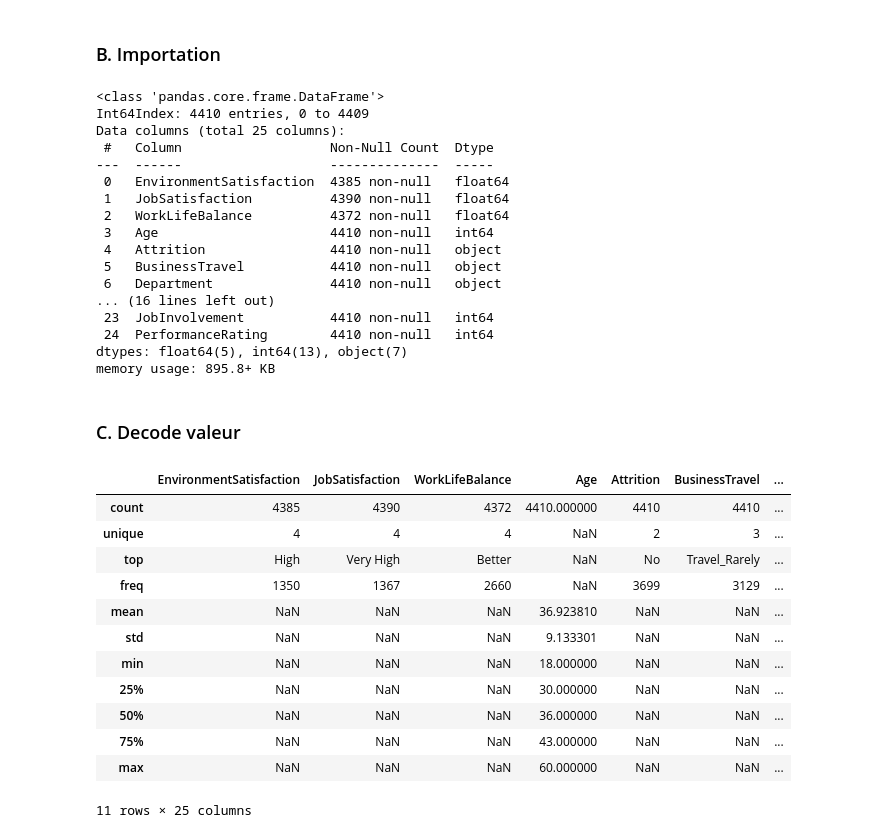
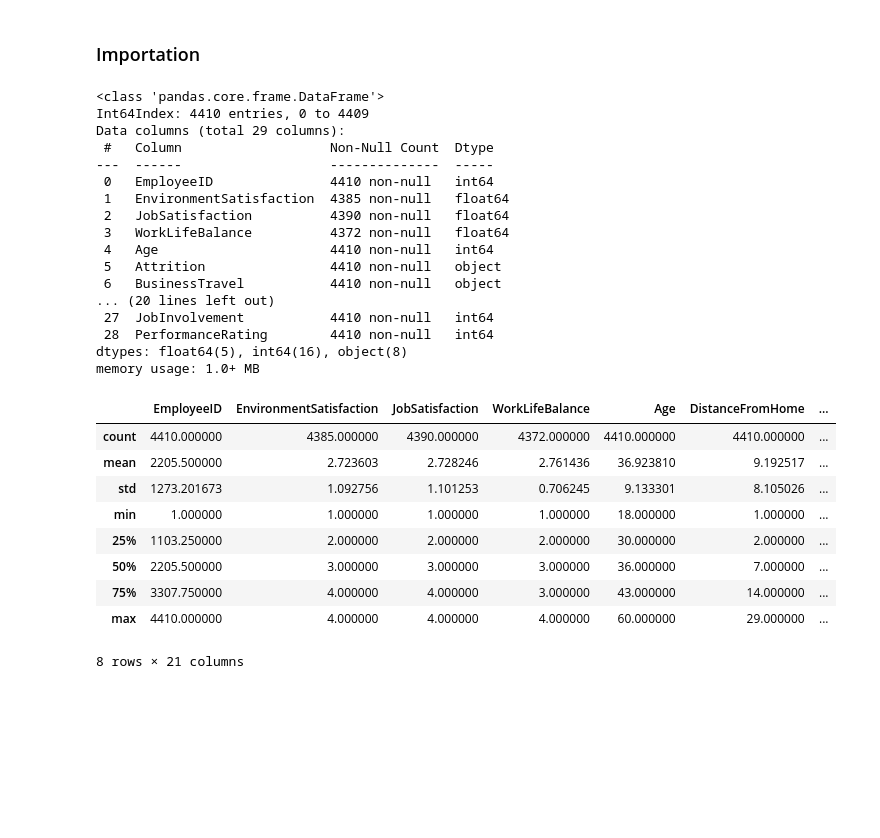
Before and after one commit to VictorMassotte/Projet-IA, a Jupyter notebook: projet-ia.ipynb, the cells around one changed output. Drawn from its saved outputs; the diff is of its cells as text; code cells hidden in the pictures; blank space fills up the shorter version.

```diff
--- a/projet-ia.ipynb
+++ b/projet-ia.ipynb
@@ -33,7 +119,7 @@ def save_fig(fig_id, tight_layout=True, fig_extension="png", resolution=500):
         plt.tight_layout()
     plt.savefig(path, format=fig_extension, dpi=resolution)
 # %% [markdown]
-### B. Importation
+### Importation
 # %%
 import os
 import pandas as pd
@@ -55,55 +141,36 @@ allData = allData.merge(managerData, how='inner', on=['EmployeeID'])
 """ allData = allData.merge(intTimeData, how='inner', on=['EmployeeID'])
 allData = allData.merge(outTimeData, how='inner', on=['EmployeeID']) """
 
-allData.drop("EmployeeID", axis=1, inplace=True)
-allData.drop("Over18", axis=1, inplace=True)
-allData.drop("EmployeeCount", axis=1, inplace=True)
-allData.drop("StandardHours", axis=1, inplace=True)
-
-Test = allData.info()
+allData.info()
 # %% [output]
 <class 'pandas.core.frame.DataFrame'>
 Int64Index: 4410 entries, 0 to 4409
-Data columns (total 25 columns):
+Data columns (total 29 columns):
  #   Column                   Non-Null Count  Dtype
 ---  ------                   --------------  -----
- 0   EnvironmentSatisfaction  4385 non-null   float64
- 1   JobSatisfaction          4390 non-null   float64
- 2   WorkLifeBalance          4372 non-null   float64
- 3   Age                      4410 non-null   int64
- 4   Attrition                4410 non-null   object
- 5   BusinessTravel           4410 non-null   object
- 6   Department               4410 non-null   object
-... (16 lines left out)
- 23  JobInvolvement           4410 non-null   int64
- 24  PerformanceRating        4410 non-null   int64
-dtypes: float64(5), int64(13), object(7)
-memory usage: 895.8+ KB
+ 0   EmployeeID               4410 non-null   int64
+ 1   EnvironmentSatisfaction  4385 non-null   float64
+ 2   JobSatisfaction          4390 non-null   float64
+ 3   WorkLifeBalance          4372 non-null   float64
+ 4   Age                      4410 non-null   int64
+ 5   Attrition                4410 non-null   object
+ 6   BusinessTravel           4410 non-null   object
+... (20 lines left out)
+ 27  JobInvolvement           4410 non-null   int64
+ 28  PerformanceRating        4410 non-null   int64
+dtypes: float64(5), int64(16), object(8)
+memory usage: 1.0+ MB
-# %% [markdown]
-### C. Decode valeur
-# %%
-allData['PerformanceRating'] = allData['PerformanceRating'].replace({ 1 : 'Low', 2: 'Good',3: 'Excellent',4: 'Outstanding'})
-allData['EnvironmentSatisfaction'] = allData['EnvironmentSatisfaction'].replace({ 1 : 'Low', 2: 'Medium',3: 'High',4: 'Very High'})
-allData['JobSatisfaction'] = allData['JobSatisfaction'].replace({ 1 : 'Low', 2: 'Medium',3: 'High',4: 'Very High'})
-allData['JobInvolvement'] = allData['JobInvolvement'].replace({ 1 : 'Low', 2: 'Medium',3: 'High',4: 'Very High'})
-allData['WorkLifeBalance'] = allData['WorkLifeBalance'].replace({ 1 : 'Bad', 2: 'Good',3: 'Better',4: 'Best'})
-allData['Education'] = allData['Education'].replace({ 1 : 'Below College', 2: 'College',3: 'Bachelor',4: 'Master',5 : 'Doctor'})
-allData['JobLevel'] = allData["JobLevel"].replace({ 1 : 'Apprentice', 2: 'Junior Employee',3: 'Employee',4: 'Manager',5 : 'Director'})
-allData['StockOptionLevel'] = allData['StockOptionLevel'].replace({ 0 : 'Low', 1: 'Medium', 2: 'High', 3: 'Very Hight'})
 # %%
-allData.describe(include="all")
+allData.describe()
 # %% [output]
-|  | EnvironmentSatisfaction | JobSatisfaction | WorkLifeBalance | Age | Attrition | BusinessTravel | ... |
-| count | 4385 | 4390 | 4372 | 4410.000000 | 4410 | 4410 | ... |
-| unique | 4 | 4 | 4 | NaN | 2 | 3 | ... |
-| top | High | Very High | Better | NaN | No | Travel_Rarely | ... |
-| freq | 1350 | 1367 | 2660 | NaN | 3699 | 3129 | ... |
-| mean | NaN | NaN | NaN | 36.923810 | NaN | NaN | ... |
-| std | NaN | NaN | NaN | 9.133301 | NaN | NaN | ... |
-| min | NaN | NaN | NaN | 18.000000 | NaN | NaN | ... |
-| 25% | NaN | NaN | NaN | 30.000000 | NaN | NaN | ... |
-| 50% | NaN | NaN | NaN | 36.000000 | NaN | NaN | ... |
-| 75% | NaN | NaN | NaN | 43.000000 | NaN | NaN | ... |
-| max | NaN | NaN | NaN | 60.000000 | NaN | NaN | ... |
+|  | EmployeeID | EnvironmentSatisfaction | JobSatisfaction | WorkLifeBalance | Age | DistanceFromHome | ... |
+| count | 4410.000000 | 4385.000000 | 4390.000000 | 4372.000000 | 4410.000000 | 4410.000000 | ... |
+| mean | 2205.500000 | 2.723603 | 2.728246 | 2.761436 | 36.923810 | 9.192517 | ... |
+| std | 1273.201673 | 1.092756 | 1.101253 | 0.706245 | 9.133301 | 8.105026 | ... |
+| min | 1.000000 | 1.000000 | 1.000000 | 1.000000 | 18.000000 | 1.000000 | ... |
+| 25% | 1103.250000 | 2.000000 | 2.000000 | 2.000000 | 30.000000 | 2.000000 | ... |
+| 50% | 2205.500000 | 3.000000 | 3.000000 | 3.000000 | 36.000000 | 7.000000 | ... |
+| 75% | 3307.750000 | 4.000000 | 4.000000 | 3.000000 | 43.000000 | 14.000000 | ... |
+| max | 4410.000000 | 4.000000 | 4.000000 | 4.000000 | 60.000000 | 29.000000 | ... |
-11 rows × 25 columns
+8 rows × 21 columns
 # %%
```
Also changed, not shown: parts of 41 cells of this notebook.
